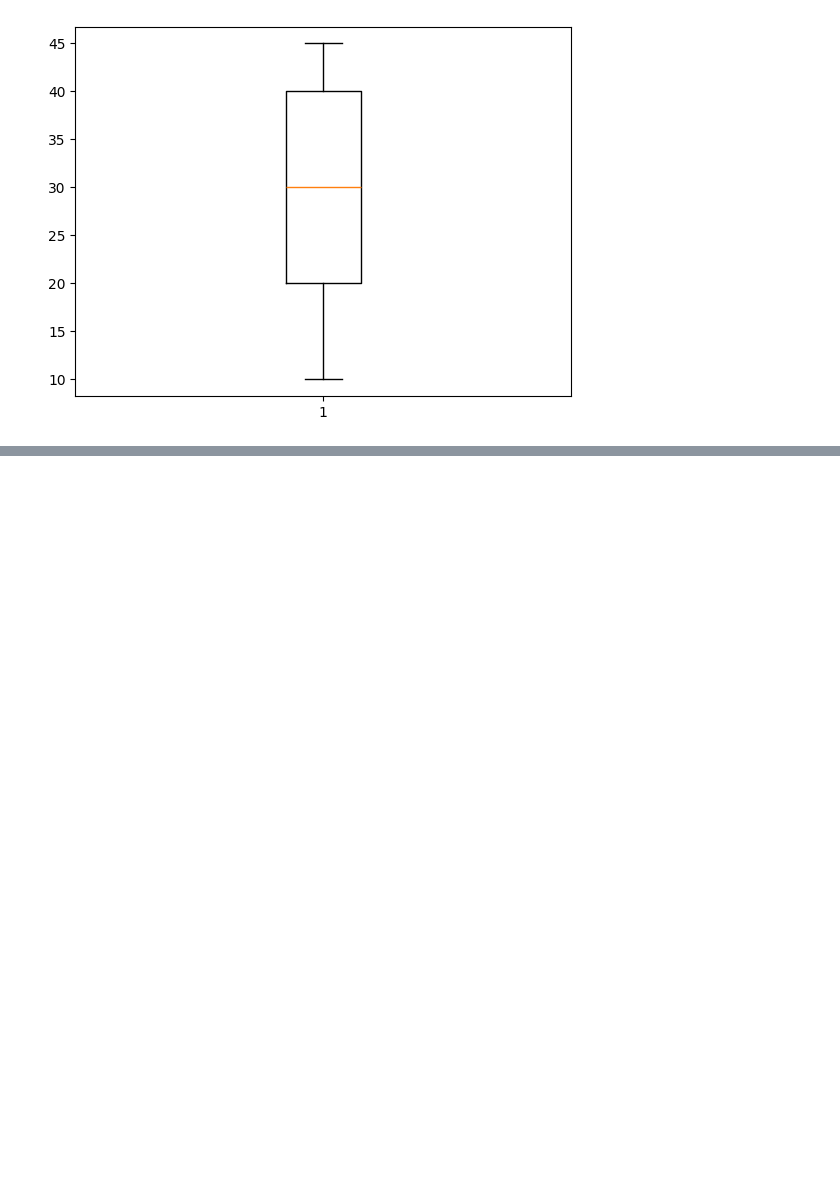
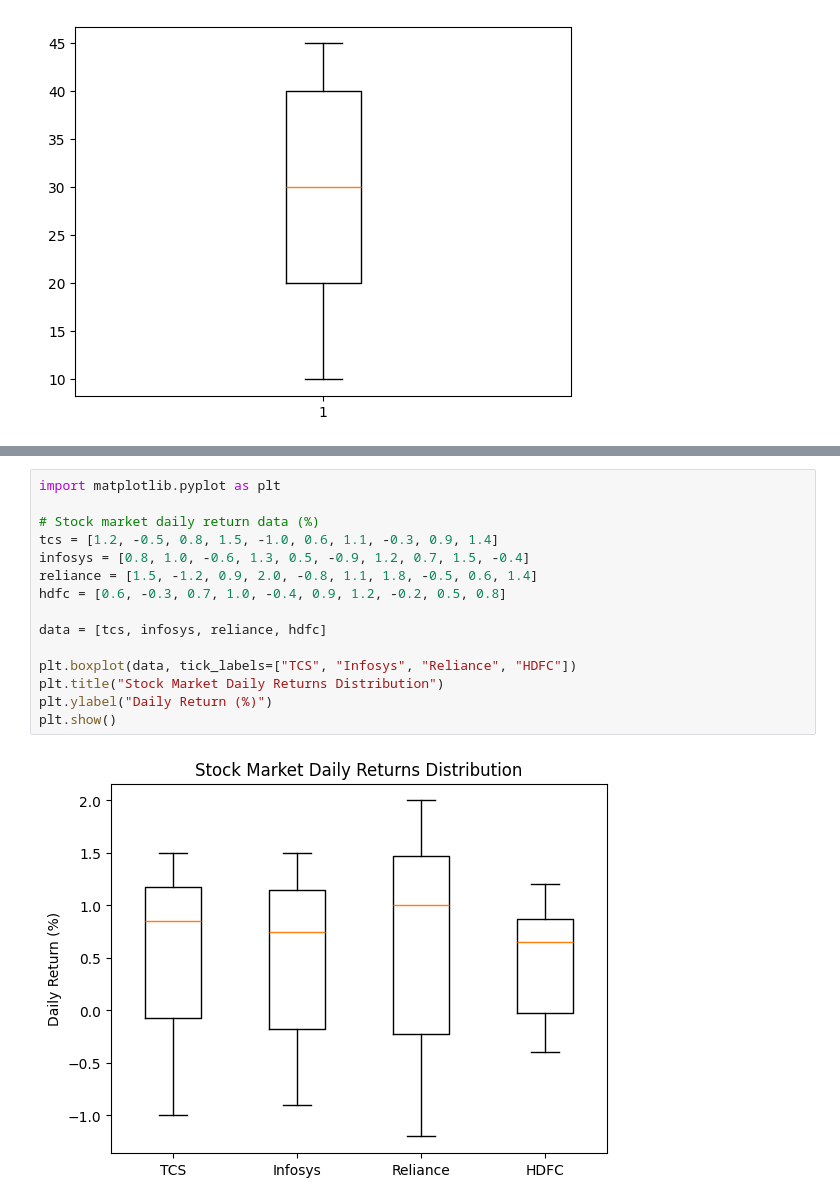
Before and after one commit to NishmthaM/matplotlib_python, a Jupyter notebook: Matplotlib.ipynb, the cells around one changed output, grey strips where cells are left out. Drawn from its saved outputs; the diff is of its cells as text; blank space fills up the shorter version.

```diff
--- a/Matplotlib.ipynb
+++ b/Matplotlib.ipynb
@@ -439,0 +448,17 @@ plt.show()
+# %%
+import matplotlib.pyplot as plt
+
+# Stock market daily return data (%)
+tcs = [1.2, -0.5, 0.8, 1.5, -1.0, 0.6, 1.1, -0.3, 0.9, 1.4]
+infosys = [0.8, 1.0, -0.6, 1.3, 0.5, -0.9, 1.2, 0.7, 1.5, -0.4]
+reliance = [1.5, -1.2, 0.9, 2.0, -0.8, 1.1, 1.8, -0.5, 0.6, 1.4]
+hdfc = [0.6, -0.3, 0.7, 1.0, -0.4, 0.9, 1.2, -0.2, 0.5, 0.8]
+
+data = [tcs, infosys, reliance, hdfc]
+
+plt.boxplot(data, tick_labels=["TCS", "Infosys", "Reliance", "HDFC"])
+plt.title("Stock Market Daily Returns Distribution")
+plt.ylabel("Daily Return (%)")
+plt.show()
+# %% [output]
+[figure, added]
```
Also changed, not shown: parts of 1 cell of this notebook.
